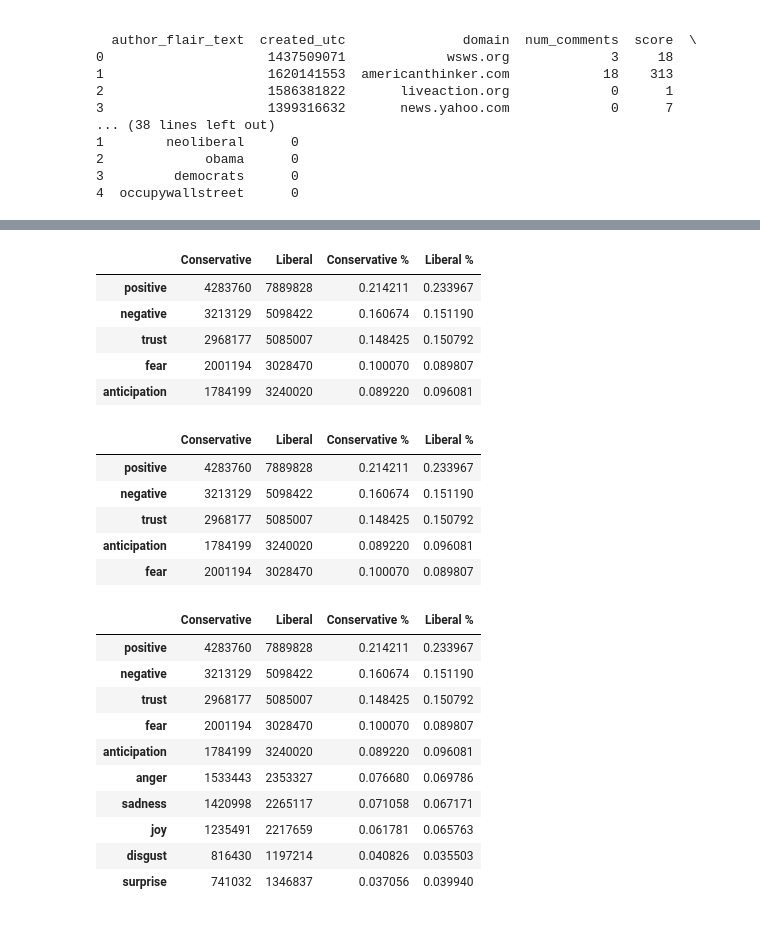
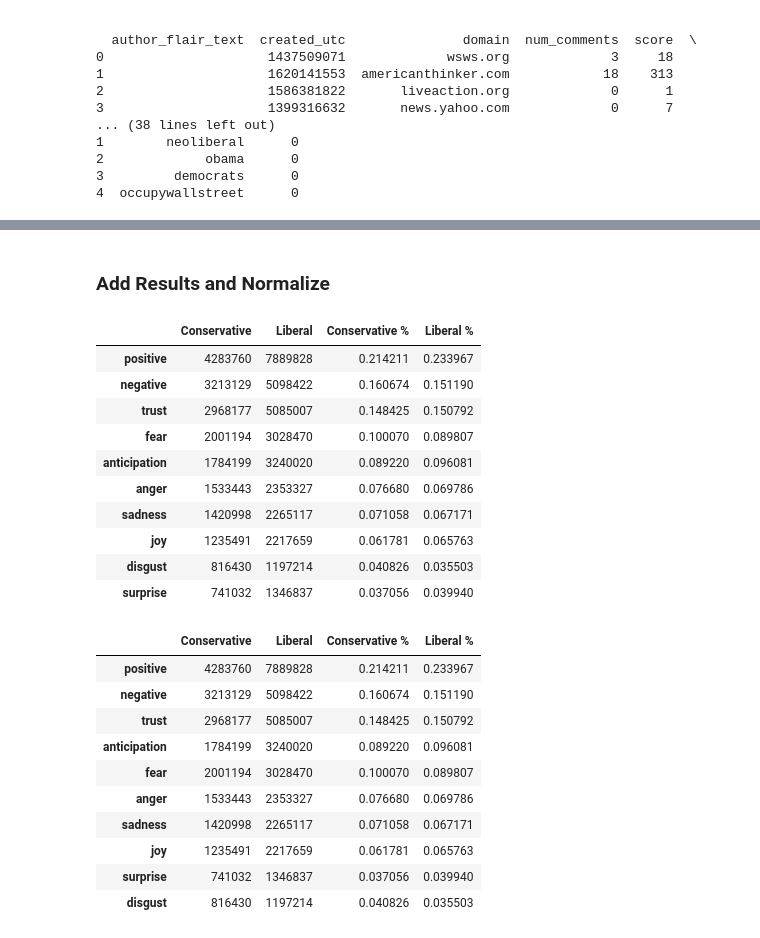
Before and after one commit to cynthiawang4/ADA-Group-Project, a Jupyter notebook: RQ2.ipynb, the cells around one changed output, grey strips where cells are left out. Saved outputs shown, nothing was run; the diff lists cells and outputs as text; code cells hidden in the pictures.

```diff
--- a/RQ2.ipynb
+++ b/RQ2.ipynb
@@ -60,29 +59,3 @@ print(lib_df.head())
 2             obama      0
 3         democrats      0
 4  occupywallstreet      0
-# %%
-# Faster function using joblib
-def get_emotions(text):
-    try:
-        emotions = NRCLex(text)
-        return emotions.raw_emotion_scores
-    except:
-        return {}
-
-# This will use all CPU cores - or you can pass n_jobs=4 or something
-def process_with_joblib(articles):
-    results = Parallel(n_jobs=-1)(
-        delayed(get_emotions)(text) for text in tqdm(articles)
-    )
-    return results
-
-# Process again, but now faster
-con_emotions = process_with_joblib(con_df['article'].tolist())
-lib_emotions = process_with_joblib(lib_df['article'].tolist())
-
-# Save back into DataFrames
-con_df['emotions'] = con_emotions
-lib_df['emotions'] = lib_emotions
-
-print(con_df[['article', 'emotions']].head())
-print(lib_df[['article', 'emotions']].head())
@@ -107,8 +116,6 @@ print(lib_df[['article', 'emotions']].head())
+# %% [markdown]
+### Add Results and Normalize
 # %%
-import pandas as pd
-from collections import Counter
-import matplotlib.pyplot as plt
-
 # Helper function to combine all emotion scores
 def aggregate_emotions(emotion_series):
     total = Counter()
@@ -118,48 +125,44 @@ def aggregate_emotions(emotion_series):
 
 # Aggregate all emotions for each subreddit
 con_total = aggregate_emotions(con_df['emotions'])
 lib_total = aggregate_emotions(lib_df['emotions'])
 
 # Convert to DataFrame for comparison
 emotion_df = pd.DataFrame({
     "Conservative": pd.Series(con_total),
     "Liberal": pd.Series(lib_total)
 }).fillna(0)
 
-# Normalize (optional: to compare proportions)
+# Normalize by turning raw counts to percentages
 emotion_df['Conservative %'] = emotion_df['Conservative'] / emotion_df['Conservative'].sum()
 emotion_df['Liberal %'] = emotion_df['Liberal'] / emotion_df['Liberal'].sum()
 
-# Show top 5 emotions by count in each subreddit
-top_con = emotion_df.sort_values("Conservative", ascending=False).head(5)
-top_lib = emotion_df.sort_values("Liberal", ascending=False).head(5)
+# Show emotions by count in each subreddit
+top_con = emotion_df.sort_values("Conservative", ascending=False)
+top_lib = emotion_df.sort_values("Liberal", ascending=False)
 
 display(top_con)
 display(top_lib)
 # %% [output]
 |  | Conservative | Liberal | Conservative % | Liberal % |
 | positive | 4283760 | 7889828 | 0.214211 | 0.233967 |
 | negative | 3213129 | 5098422 | 0.160674 | 0.151190 |
 | trust | 2968177 | 5085007 | 0.148425 | 0.150792 |
 | fear | 2001194 | 3028470 | 0.100070 | 0.089807 |
 | anticipation | 1784199 | 3240020 | 0.089220 | 0.096081 |
+| anger | 1533443 | 2353327 | 0.076680 | 0.069786 |
+| sadness | 1420998 | 2265117 | 0.071058 | 0.067171 |
+| joy | 1235491 | 2217659 | 0.061781 | 0.065763 |
+| disgust | 816430 | 1197214 | 0.040826 | 0.035503 |
+| surprise | 741032 | 1346837 | 0.037056 | 0.039940 |
 |  | Conservative | Liberal | Conservative % | Liberal % |
 | positive | 4283760 | 7889828 | 0.214211 | 0.233967 |
 | negative | 3213129 | 5098422 | 0.160674 | 0.151190 |
 | trust | 2968177 | 5085007 | 0.148425 | 0.150792 |
 | anticipation | 1784199 | 3240020 | 0.089220 | 0.096081 |
 | fear | 2001194 | 3028470 | 0.100070 | 0.089807 |
+| anger | 1533443 | 2353327 | 0.076680 | 0.069786 |
+| sadness | 1420998 | 2265117 | 0.071058 | 0.067171 |
+| joy | 1235491 | 2217659 | 0.061781 | 0.065763 |
+| surprise | 741032 | 1346837 | 0.037056 | 0.039940 |
+| disgust | 816430 | 1197214 | 0.040826 | 0.035503 |
-# %%
-emotion_df.sort_values("Conservative", ascending=False).head(10)
-# %% [output]
-|  | Conservative | Liberal | Conservative % | Liberal % |
-| positive | 4283760 | 7889828 | 0.214211 | 0.233967 |
-| negative | 3213129 | 5098422 | 0.160674 | 0.151190 |
-| trust | 2968177 | 5085007 | 0.148425 | 0.150792 |
-| fear | 2001194 | 3028470 | 0.100070 | 0.089807 |
-| anticipation | 1784199 | 3240020 | 0.089220 | 0.096081 |
-| anger | 1533443 | 2353327 | 0.076680 | 0.069786 |
-| sadness | 1420998 | 2265117 | 0.071058 | 0.067171 |
-| joy | 1235491 | 2217659 | 0.061781 | 0.065763 |
-| disgust | 816430 | 1197214 | 0.040826 | 0.035503 |
-| surprise | 741032 | 1346837 | 0.037056 | 0.039940 |
```
Also changed, not shown: parts of 9 cells of this notebook, 2 other files.
